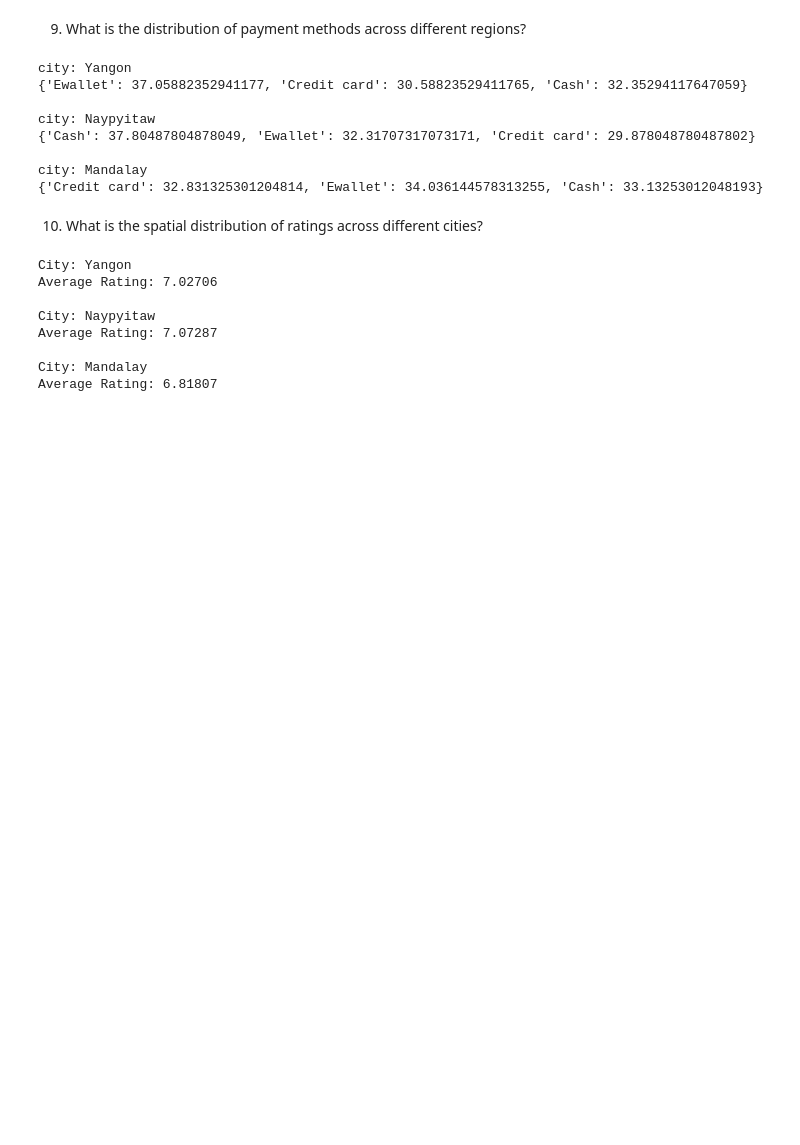
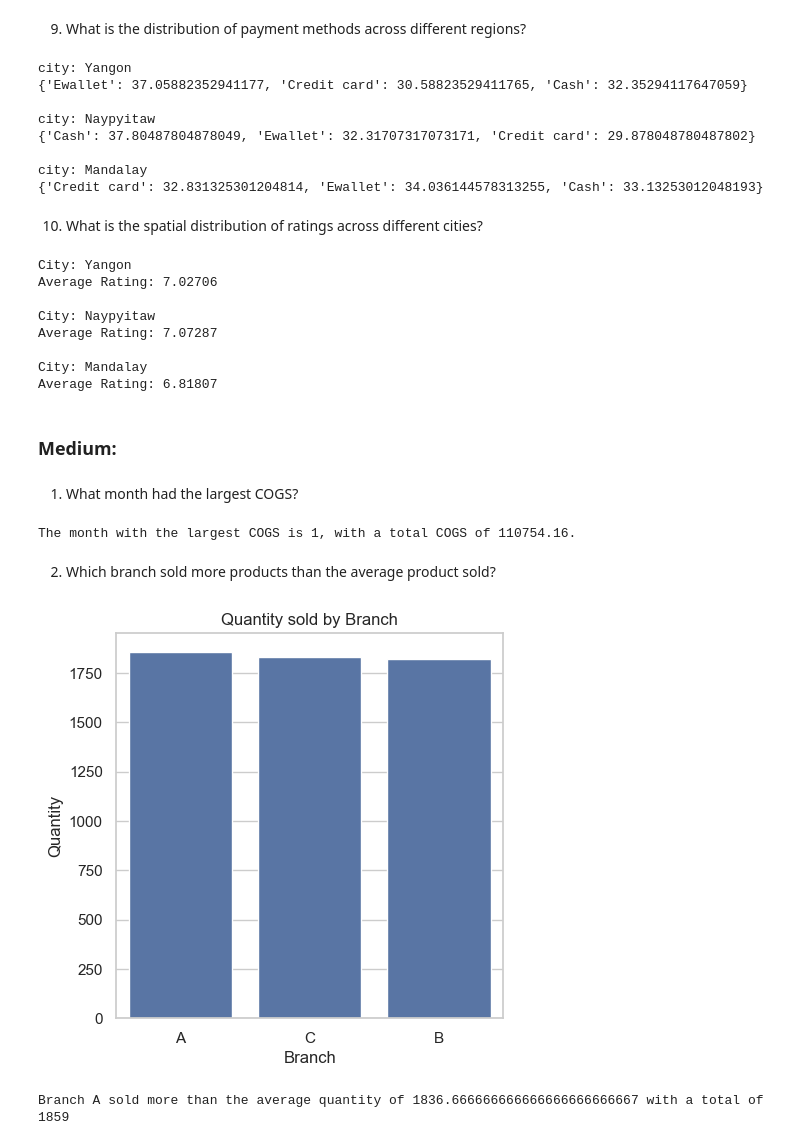
Before and after one commit to ShivaBollam07/Walmart-Data-Analysis-using-SQL, a Jupyter notebook: DataAnalysis.ipynb, the cells around one changed output. Drawn from its saved outputs; the diff is of its cells as text; code cells hidden in the pictures; blank space fills up the shorter version.

```diff
--- a/DataAnalysis.ipynb
+++ b/DataAnalysis.ipynb
@@ -317,3 +319,61 @@ Average Rating: 7.07287
 
 City: Mandalay
 Average Rating: 6.81807
+# %% [markdown]
+### Medium:
+# %% [markdown]
+1. What month had the largest COGS?
+# %%
+sql_query = """
+    SELECT EXTRACT(MONTH from date) as date,sum(cogs) as total_cogs
+    from walmarttable
+    GROUP BY EXTRACT(MONTH from date)
+    ORDER BY total_cogs DESC
+    LIMIT 1
+"""
+
+cursor.execute(sql_query)
+
+result = cursor.fetchone()
+
+if result:
+    month = result[0]
+    total_cogs = result[1]
+    print(f"The month with the largest COGS is {int(month)}, with a total COGS of {total_cogs}.")
+else:
+    print("No data found.")
+# %% [output]
+The month with the largest COGS is 1, with a total COGS of 110754.16.
+# %% [markdown]
+2. Which branch sold more products than the average product sold?
+# %%
+sql_query = "SELECT COUNT(DISTINCT Branch) from walmarttable"
+cursor.execute(sql_query)
+result = cursor.fetchone()
+unique_branches = result[0]
+
+sql_query = "SELECT SUM(Quantity) from walmarttable"
+cursor.execute(sql_query)
+result = cursor.fetchone()
+total_quantity = result[0]
+
+Average_quantity = total_quantity/unique_branches
+
+sql_query = "SELECT DISTINCT BRANCH as branch, sum(quantity) as sum_quantity from walmarttable GROUP BY BRANCH ORDER BY sum_quantity"
+cursor.execute(sql_query)
+result = cursor.fetchall()
+df = pd.DataFrame(result, columns=['Branch', 'Quantity'])
+df = df.sort_values('Quantity', ascending=False)
+sns.set(style="whitegrid")
+plt.figure(figsize=(5, 5))
+ax = sns.barplot(x='Branch', y='Quantity', data=df)
+ax.set_xticklabels(ax.get_xticklabels(), rotation=0)
+plt.title('Quantity sold by Branch')
+plt.show()
+
+for row in result:
+    if row[1] > Average_quantity:
+        print(f"Branch {row[0]} sold more than the average quantity of {Average_quantity} with a total of {row[1]}")
+# %% [output]
+[figure, added]
+Branch A sold more than the average quantity of 1836.666666666666666666666667 with a total of 1859
```
Also changed, not shown: parts of 4 cells of this notebook, 4 other files.
